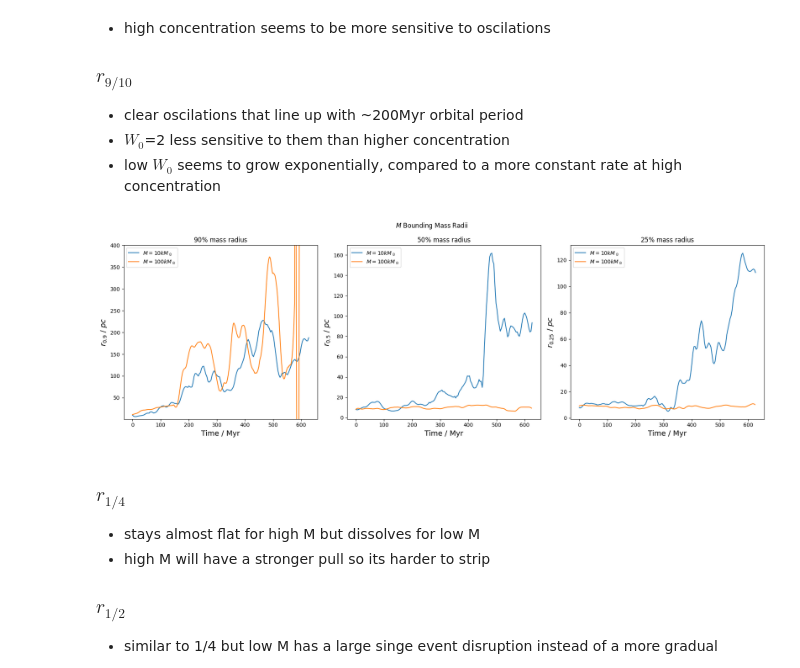
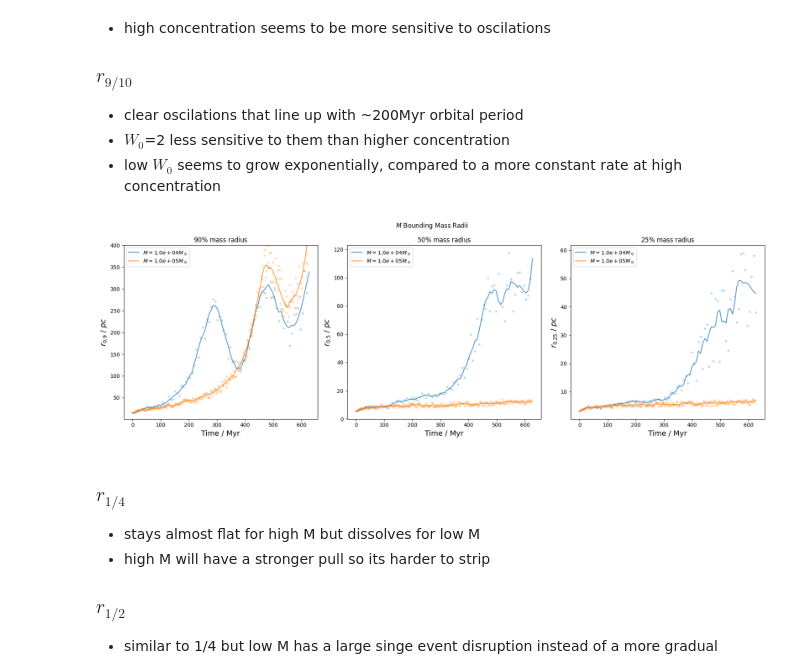
Before and after one commit to RSPicken2/stellar-streams, a Jupyter notebook: MassProfileAnalysis.ipynb, the cells around one changed output. Drawn from its saved outputs; the diff is of its cells as text; code cells hidden in the pictures.

```diff
--- a/MassProfileAnalysis.ipynb
+++ b/MassProfileAnalysis.ipynb
@@ -259,8 +327,6 @@ plt.show()
 # %%
-%%lprun -s cumulative
-
 times = [0,100,200,300,400,500]
 
-data, glob_df, Myr_per_Nbody = get_steps_at_times(hyades, times)
+data, Myr_per_Nbody = get_steps_at_times(hyades, times)
 
 mass_profiles = find_mass_profiles(data, rmax=10**3)
@@ -354,7 +454,7 @@ runs = [2, 12]
 
 experiment_path = source + '/Concentration'
 
-runs_data_w0 = get_runs_data(experiment_path, runs=runs, step_interval=10)
+runs_data_w0 = get_runs_data(experiment_path, runs=runs, step_skip=20)
 
 runs_mass_profiles_w0 = find_mass_profiles_experiment(runs_data_w0)
 
@@ -369,7 +472,7 @@ runs = [10000,100000]
 
 experiment_path = source + '/Mass'
 
-runs_data_m = get_runs_data(experiment_path, runs=runs, step_interval=10)
+runs_data_m = get_runs_data(experiment_path, runs=runs, step_skip=20)
 
 runs_mass_profiles_m = find_mass_profiles_experiment(runs_data_m)
 
@@ -377,24 +480,25 @@ bounding_df_by_experiment['M'] = find_all_bounding_radiis(runs_mass_profiles_m,
 # %%
 fig, axes = plt.subplots(1, len(fractions), figsize=(6*len(fractions), 6))
 run_label = 'W_0'
-median_width = 50 # Myr
-savgol_width = 50
+#median_width = 10 # Myr
+savgol_width = 100
 runs = [2, 12]
 
 for run, df in bounding_df_by_experiment[run_label].items():
     if run not in runs:
         continue
 
-    median_window = int(round(median_width / np.median(np.diff(df['time']))))
+    #median_window = int(round(median_width / np.median(np.diff(df['time']))))
     savgol_window = int(round(savgol_width / np.median(np.diff(df['time']))))
 
 
-    radii_clipped = median_filter(df[fractions], size=(median_window, 1))
+    #radii_clipped = median_filter(df[fractions], size=(median_window, 1))
 
-    radii_smooth = savgol_filter(radii_clipped, savgol_window, 3, axis=0)
+    radii_smooth = savgol_filter(df[fractions], savgol_window, 3, axis=0)
 
     for i, frac in enumerate(fractions):
-        axes[i].plot(df['time'], radii_smooth[:, i], label=fr'${run_label}={run}$')
+        dataplt, = axes[i].plot(df['time'], df[frac], label=fr'${run_label}={run}$', marker='.', linestyle='', alpha=0.25)
+        axes[i].plot(df['time'], radii_smooth[:, i], color=dataplt.get_color(), linestyle='dashed')
         axes[i].set_title(fr'${100*frac:.0f}\%$ mass radius')
         axes[i].set_xlabel('Time / Myr', fontsize=14)
         axes[i].set_ylabel(fr'$r_{{{frac}}}\ /\ pc$', fontsize=14)
@@ -426,40 +530,40 @@ plt.show()
 # %%
 fig, axes = plt.subplots(1, len(fractions), figsize=(6*len(fractions), 6))
 run_label = 'M'
-median_width = 50 # Myr
-savgol_width = 50
+#median_width = 10 # Myr
+savgol_width = 100
 runs = [10000,100000]
 
 for run, df in bounding_df_by_experiment[run_label].items():
     if run not in runs:
         continue
 
-    median_window = int(round(median_width / np.median(np.diff(df['time']))))
     savgol_window = int(round(savgol_width / np.median(np.diff(df['time']))))
 
 
-    radii_clipped = median_filter(df[fractions], size=(median_window, 1))
+    #radii_clipped = median_filter(df[fractions], size=(median_window, 1))
 
-    radii_smooth = savgol_filter(radii_clipped, savgol_window, 4, axis=0)
+    radii_smooth = savgol_filter(df[fractions], savgol_window, 4, axis=0)
 
     for i, frac in enumerate(fractions):
-        axes[i].plot(df['time'], radii_smooth[:, i], label=fr'${run_label}={run/1000:.0f}kM_\odot$')
+        dataplt, = axes[i].plot(df['time'], df[frac], marker='.', linestyle='', alpha=0.25)
+        axes[i].plot(df['time'], radii_smooth[:, i], label=fr'${run_label}={run:.1e}M_\odot$', color=dataplt.get_color(), alpha=0.8)
         axes[i].set_title(fr'${100*frac:.0f}\%$ mass radius')
         axes[i].set_xlabel('Time / Myr', fontsize=14)
         axes[i].set_ylabel(fr'$r_{{{frac}}}\ /\ pc$', fontsize=14)
         axes[i].legend()
         #axes[i].set_yscale('log')
 
 axes[0].set_ylim([1,400])
 
 plt.suptitle(fr'${{{run_label}}}$ Bounding Mass Radii')
 plt.tight_layout()
 plt.savefig(f'Images/{run_label}_mass_radii.png')
 plt.show()
 
 # try doing a 1000 sol mass run
 # %% [output]
-[figure, old version]
+[figure, new version]
 # %% [markdown]
 ### $r_{1/4}$
 - stays almost flat for high M but dissolves for low M
```
Also changed, not shown: parts of 16 cells of this notebook, 2 other files.
